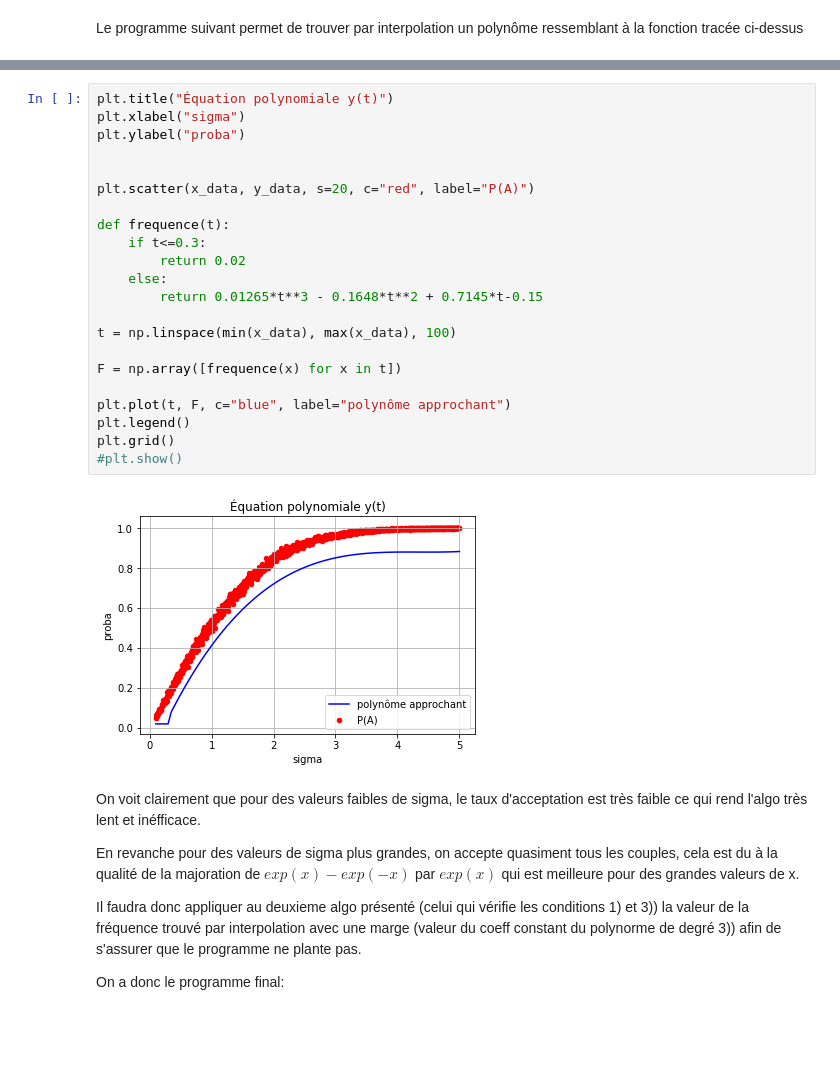
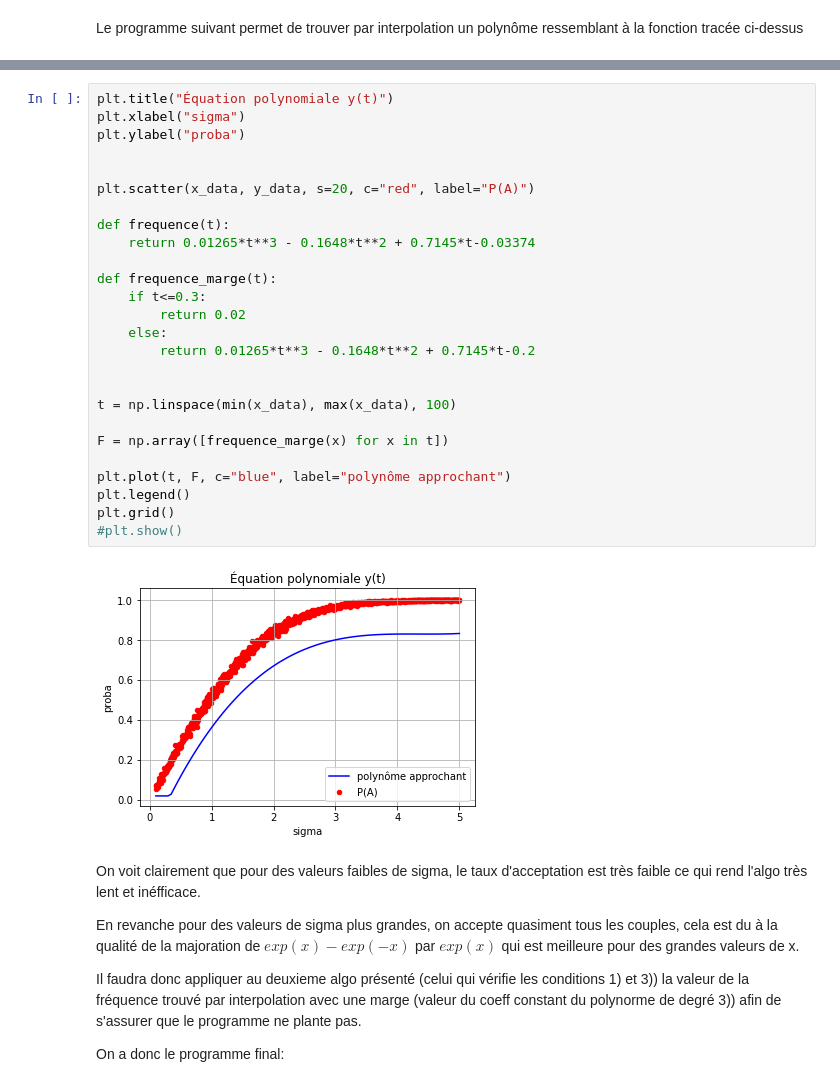
Before and after one commit to Artim436/stage1A, a Jupyter notebook: third_project/module_pyriemann.ipynb, the cells around one changed output, grey strips where cells are left out. Saved outputs shown, nothing was run; the diff lists cells and outputs as text; blank space fills up the shorter version.

```diff
--- a/third_project/module_pyriemann.ipynb
+++ b/third_project/module_pyriemann.ipynb
@@ -348,27 +348,31 @@ print(y)
 # %%
 plt.title("Équation polynomiale y(t)")
 plt.xlabel("sigma")
 plt.ylabel("proba")
 
 
 plt.scatter(x_data, y_data, s=20, c="red", label="P(A)")
 
 def frequence(t):
+    return 0.01265*t**3 - 0.1648*t**2 + 0.7145*t-0.03374
+
+def frequence_marge(t):
     if t<=0.3:
         return 0.02
     else:
-        return 0.01265*t**3 - 0.1648*t**2 + 0.7145*t-0.15
+        return 0.01265*t**3 - 0.1648*t**2 + 0.7145*t-0.2
+
 
 t = np.linspace(min(x_data), max(x_data), 100)
 
-F = np.array([frequence(x) for x in t])
+F = np.array([frequence_marge(x) for x in t])
 
 plt.plot(t, F, c="blue", label="polynôme approchant")
 plt.legend()
 plt.grid()
 #plt.show()
 # %% [output]
-[figure, old version]
+[figure, new version]
 # %% [markdown]
 On voit clairement que pour des valeurs faibles de sigma, le taux d'acceptation est très faible ce qui rend l'algo très lent et inéfficace.
 
```
Also changed, not shown: parts of 7 cells of this notebook, 8 other files.
